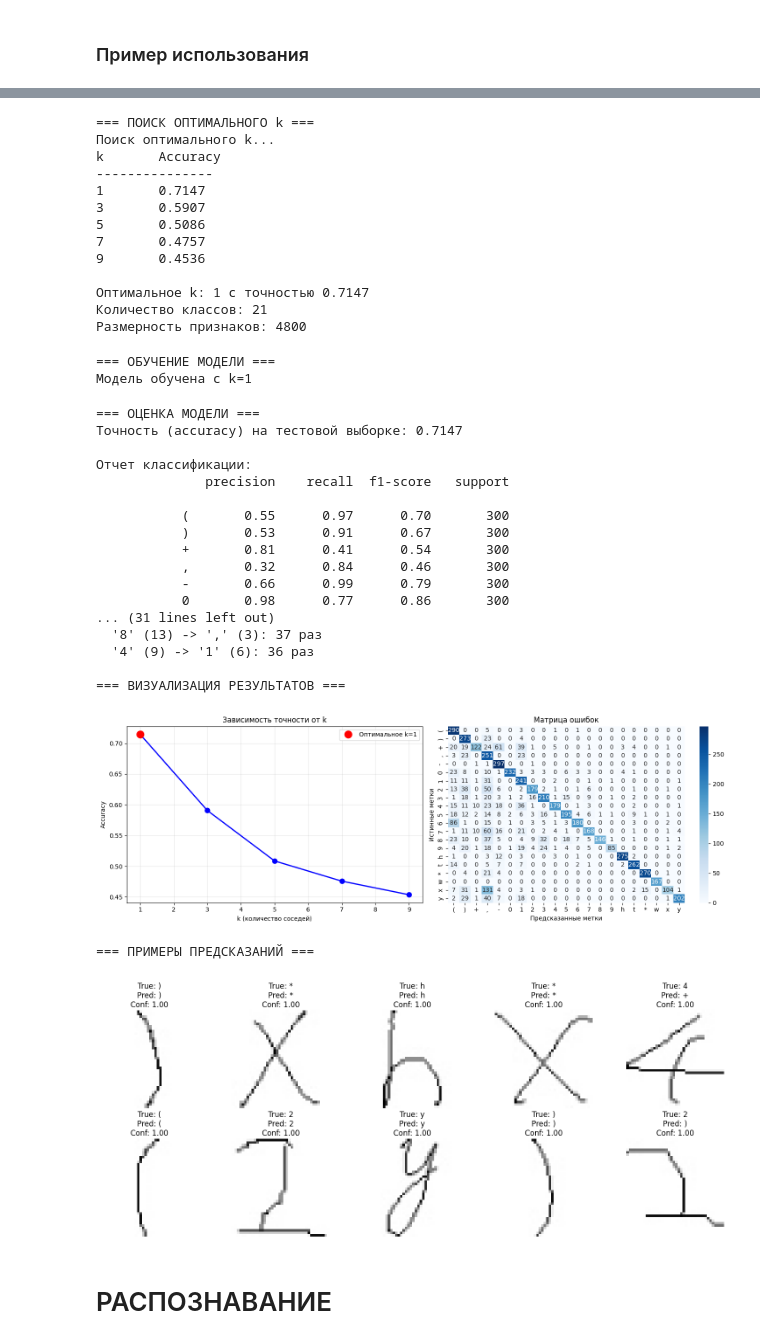
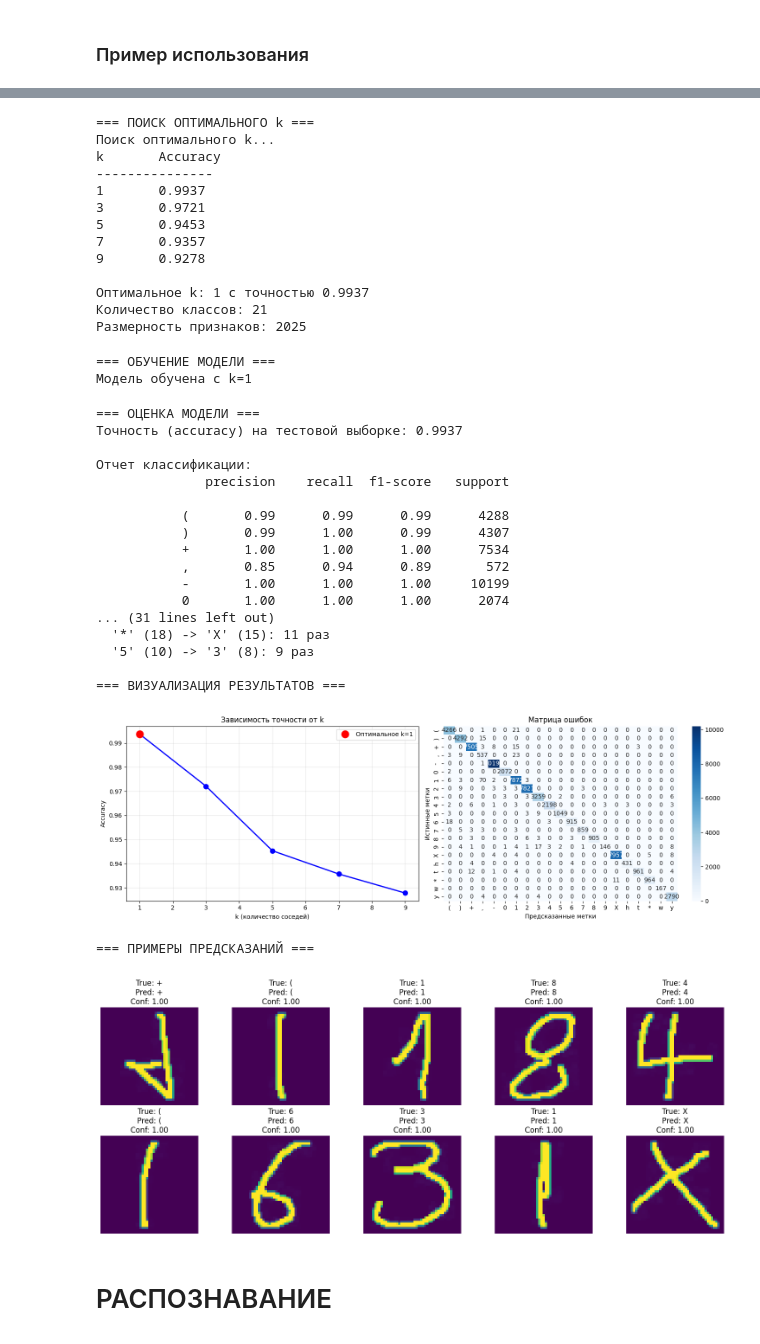
Before and after one commit to Serebro1/UNN_DE_IP_HomeTasks, a Jupyter notebook: 09_image_date_in_data_analysis/DE_IP_HomeTask_8_9.ipynb, the cells around one changed output, grey strips where cells are left out. Saved outputs shown, nothing was run; the diff lists cells and outputs as text; code cells hidden in the pictures.

```diff
--- a/09_image_date_in_data_analysis/DE_IP_HomeTask_8_9.ipynb
+++ b/09_image_date_in_data_analysis/DE_IP_HomeTask_8_9.ipynb
@@ -166,0 +140,11 @@ class CharDataset:
+# %%
+char_dataset = CharDataset('./data', img_size=45, max_images_per_char=35000)
+
+print("=== ЗАГРУЗКА ИСХОДНЫХ ДАННЫХ ===")
+print(f"Найдено папок: {len(char_dataset.name_folders)}")
+print(f"Имена папок: {char_dataset.name_folders}")
+print(f"После замены 'times' на '*': {char_dataset.available_chars}")
+
+print(f"Создан датасет: {char_dataset}")
+
+char_dataset.print_loading_stats()
@@ -525,14 +392,2 @@ def show_sample_predictions(classifier, num_samples=10):
 # %% [markdown]
 ### Пример использования
-# %%
-char_dataset = CharDataset('./data', img_size=40, max_images_per_char=1000)
-
-
-print("=== ЗАГРУЗКА ИСХОДНЫХ ДАННЫХ ===")
-print(f"Найдено папок: {len(char_dataset.name_folders)}")
-print(f"Имена папок: {char_dataset.name_folders}")
-print(f"После замены 'times' на '*': {char_dataset.available_chars}")
-
-print(f"Создан датасет: {char_dataset}")
-
-char_dataset.print_loading_stats()
@@ -583,8 +418,11 @@ print_data_preparation_info(classifier)
 # %%
-# Находим оптимальное k
 print("\n=== ПОИСК ОПТИМАЛЬНОГО k ===")
 k_range = range(1, 10, 2)
-best_k, best_accuracy = print_optimal_k_search(classifier, k_range)
+print("Поиск оптимального k...")
+print("k\tAccuracy")
+print("-" * 15)
+best_k, best_accuracy, accuracy_history = classifier.find_optimal_k(k_range)
+visual.print_optimal_k_search(best_k, best_accuracy, accuracy_history, k_range)
 
 print(f"Количество классов: {len(classifier.char_labels)}")
 print(f"Размерность признаков: {classifier.X_train.shape[1]}")
@@ -593,13 +431,13 @@ print(f"Размерность признаков: {classifier.X_train.shape[1]}
 Поиск оптимального k...
 k       Accuracy
 ---------------
-1       0.7147
-3       0.5907
-5       0.5086
-7       0.4757
-9       0.4536
+1       0.9937
+3       0.9721
+5       0.9453
+7       0.9357
+9       0.9278
 
-Оптимальное k: 1 с точностью 0.7147
+Оптимальное k: 1 с точностью 0.9937
 Количество классов: 21
-Размерность признаков: 4800
+Размерность признаков: 2025
 # %%
@@ -611,38 +448,35 @@ print(f"Модель обучена с k={classifier.best_k}")
 === ОБУЧЕНИЕ МОДЕЛИ ===
 Модель обучена с k=1
 # %%
-# Оцениваем модель
 print("\n=== ОЦЕНКА МОДЕЛИ ===")
-accuracy, cm, y_pred = print_model_evaluation(classifier, detailed_analysis=True)
+accuracy, cm, y_pred = visual.print_model_evaluation(classifier, detailed_analysis=True)
 
-# Визуализируем результаты
 print("\n=== ВИЗУАЛИЗАЦИЯ РЕЗУЛЬТАТОВ ===")
-plot_results(classifier)
+visual.plot_results(classifier)
 
-# Показываем примеры предсказаний
 print("\n=== ПРИМЕРЫ ПРЕДСКАЗАНИЙ ===")
-show_sample_predictions(classifier, 10)
+visual.show_sample_predictions(classifier, 10)
 # %% [output]
 === ОЦЕНКА МОДЕЛИ ===
-Точность (accuracy) на тестовой выборке: 0.7147
+Точность (accuracy) на тестовой выборке: 0.9937
 
 Отчет классификации:
               precision    recall  f1-score   support
 
-           (       0.55      0.97      0.70       300
-           )       0.53      0.91      0.67       300
-           +       0.81      0.41      0.54       300
-           ,       0.32      0.84      0.46       300
-           -       0.66      0.99      0.79       300
-           0       0.98      0.77      0.86       300
+           (       0.99      0.99      0.99      4288
+           )       0.99      1.00      0.99      4307
+           +       1.00      1.00      1.00      7534
+           ,       0.85      0.94      0.89       572
+           -       1.00      1.00      1.00     10199
+           0       1.00      1.00      1.00      2074
 ... (31 lines left out)
-  '8' (13) -> ',' (3): 37 раз
-  '4' (9) -> '1' (6): 36 раз
+  '*' (18) -> 'X' (15): 11 раз
+  '5' (10) -> '3' (8): 9 раз
 
 === ВИЗУАЛИЗАЦИЯ РЕЗУЛЬТАТОВ ===
-[figure, old version]
+[figure, new version]
 === ПРИМЕРЫ ПРЕДСКАЗАНИЙ ===
-[figure, old version]
+[figure, new version]
 # %% [markdown]
 # РАСПОЗНАВАНИЕ
 # %%
```
Also changed, not shown: parts of 24 cells of this notebook.
